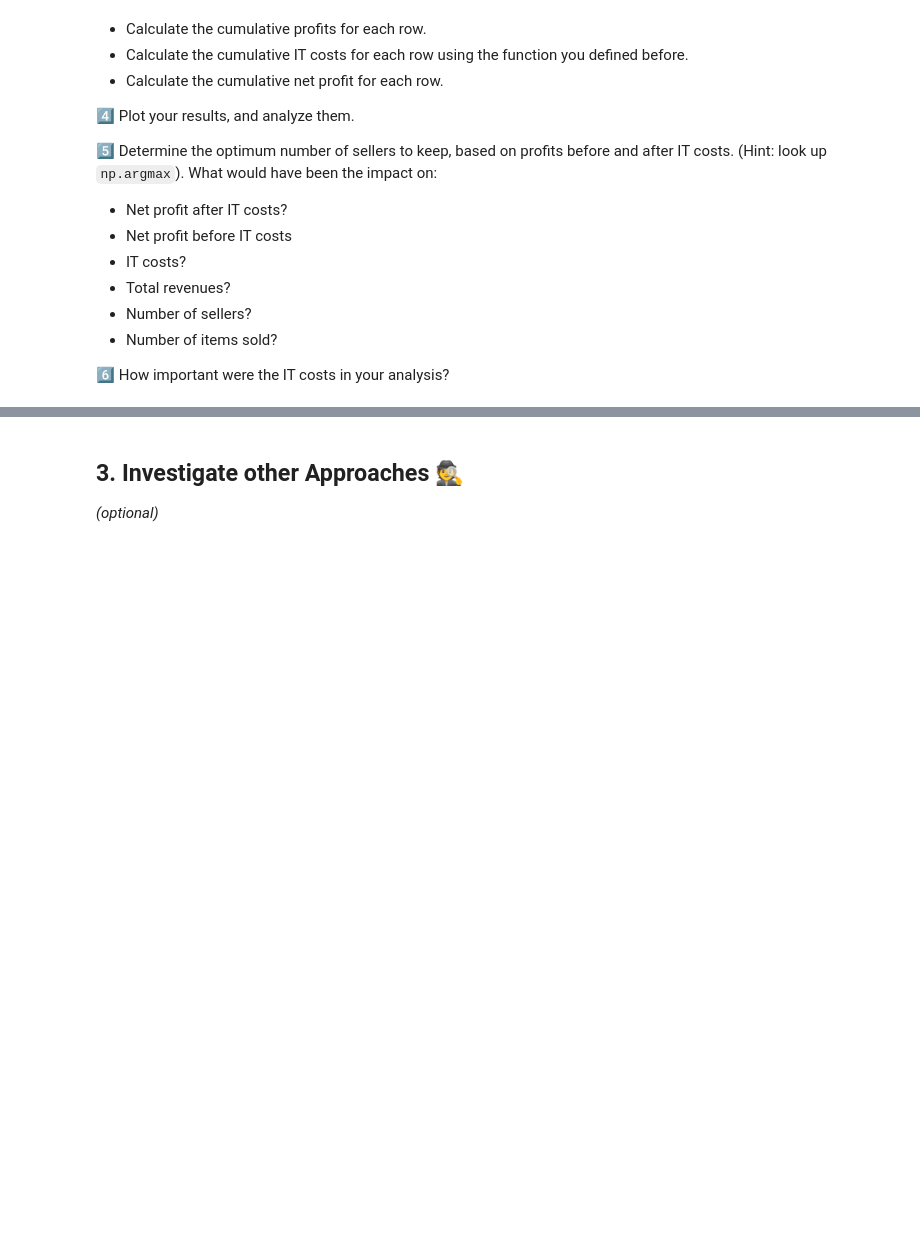
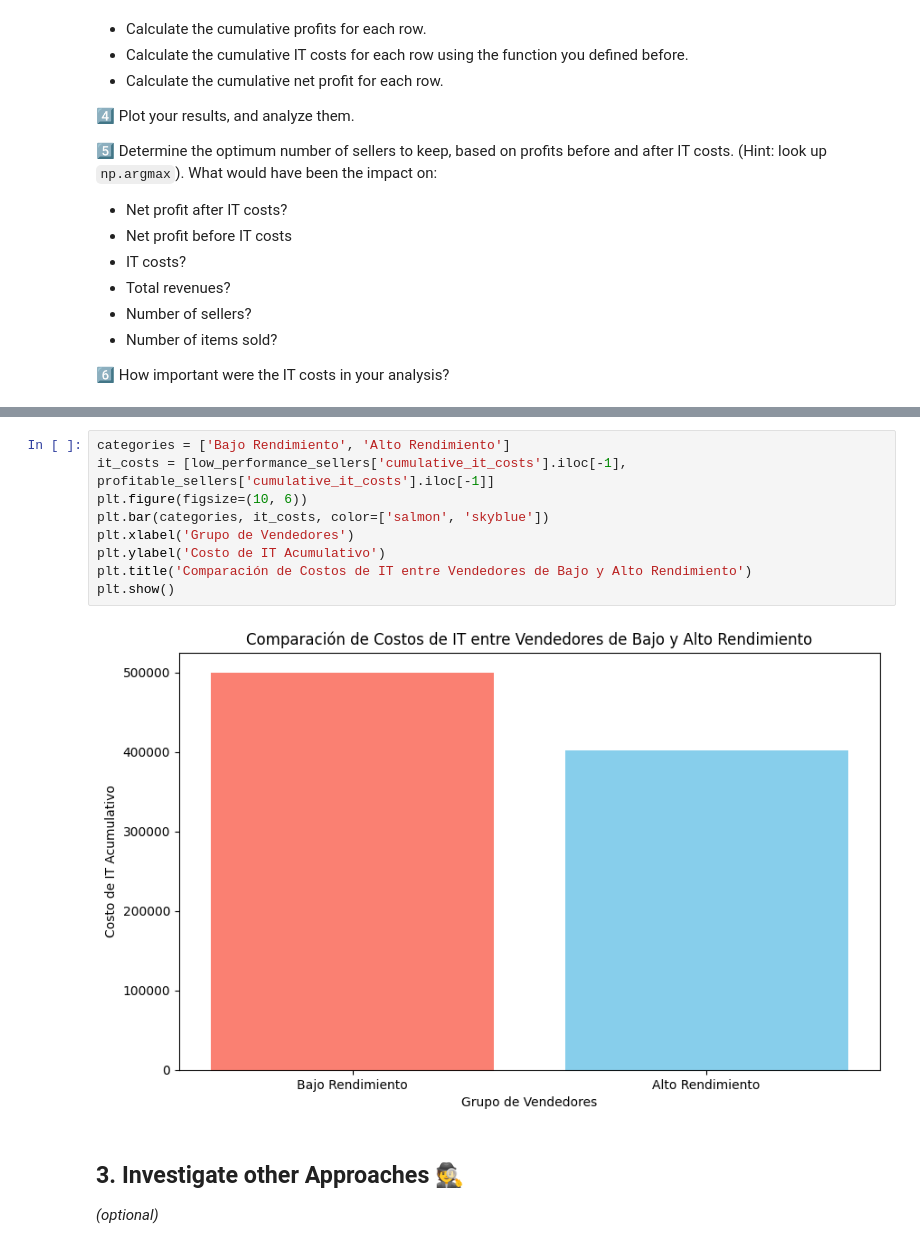
Before and after one commit to MonicaVenzor/data-recap_ceo_request, a Jupyter notebook: ceo_request.ipynb, the cells around one changed output, grey strips where cells are left out. Drawn from its saved outputs; the diff is of its cells as text; blank space fills up the shorter version.

```diff
--- a/ceo_request.ipynb
+++ b/ceo_request.ipynb
@@ -357,3 +465,14 @@ sellers_data
+# %%
+categories = ['Bajo Rendimiento', 'Alto Rendimiento']
+it_costs = [low_performance_sellers['cumulative_it_costs'].iloc[-1], profitable_sellers['cumulative_it_costs'].iloc[-1]]
+plt.figure(figsize=(10, 6))
+plt.bar(categories, it_costs, color=['salmon', 'skyblue'])
+plt.xlabel('Grupo de Vendedores')
+plt.ylabel('Costo de IT Acumulativo')
+plt.title('Comparación de Costos de IT entre Vendedores de Bajo y Alto Rendimiento')
+plt.show()
+# %% [output]
+[figure, added]
 # %% [markdown]
 ## 3. Investigate other Approaches 🕵️
 *(optional)*
```
Also changed, not shown: parts of 17 cells of this notebook.
